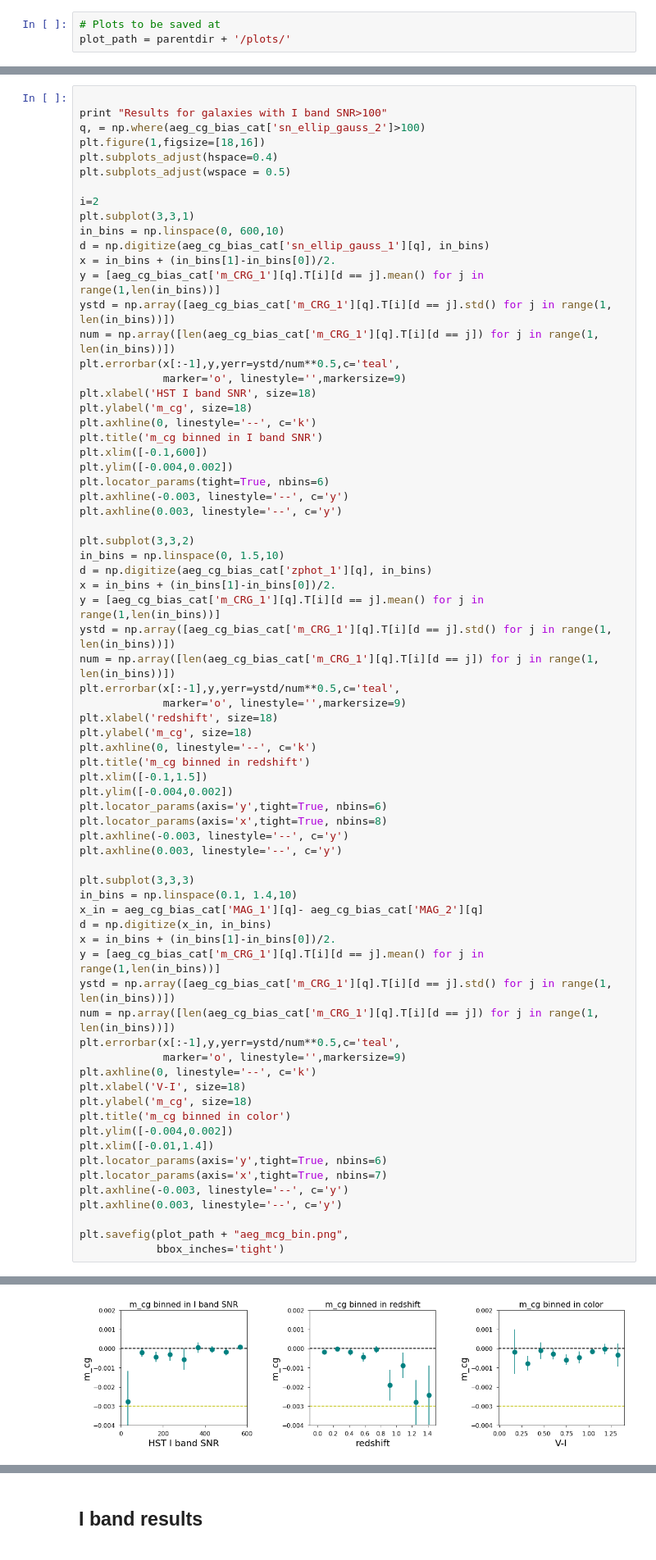
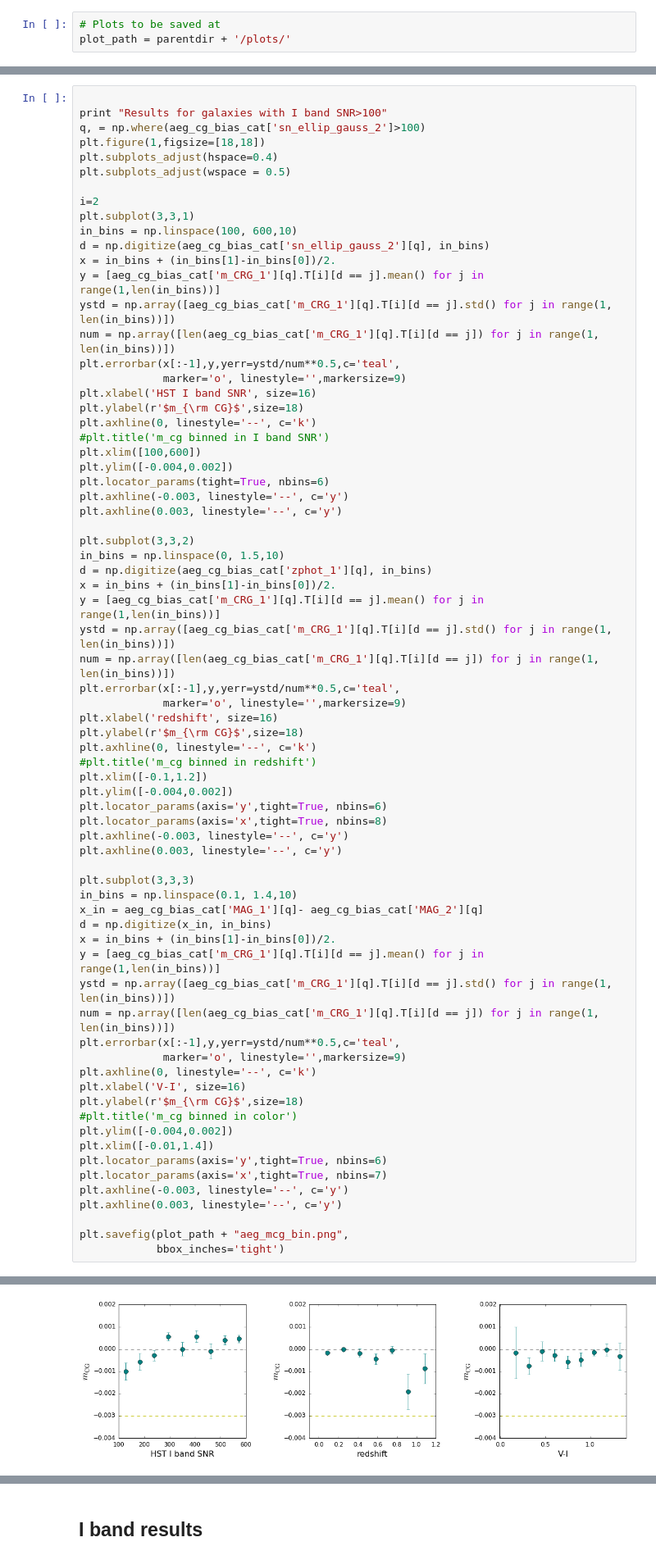
Before and after one commit to sowmyakth/measure_cg_bias, a Jupyter notebook: notebooks/AEGIS_cg_results.ipynb, the cells around one changed output, grey strips where cells are left out. Shown at 82% size. Cells and saved outputs as stored; diff of their text form.

```diff
--- a/notebooks/AEGIS_cg_results.ipynb
+++ b/notebooks/AEGIS_cg_results.ipynb
@@ -245,25 +220,25 @@ plt.title('Histogram of m_cg of all AEGIS galaxies',size=15)
 
 print "Results for galaxies with I band SNR>100"
 q, = np.where(aeg_cg_bias_cat['sn_ellip_gauss_2']>100)
-plt.figure(1,figsize=[18,16])
+plt.figure(1,figsize=[18,18])
 plt.subplots_adjust(hspace=0.4)
 plt.subplots_adjust(wspace = 0.5)
 
 i=2
 plt.subplot(3,3,1)
-in_bins = np.linspace(0, 600,10)
-d = np.digitize(aeg_cg_bias_cat['sn_ellip_gauss_1'][q], in_bins)
+in_bins = np.linspace(100, 600,10)
+d = np.digitize(aeg_cg_bias_cat['sn_ellip_gauss_2'][q], in_bins)
 x = in_bins + (in_bins[1]-in_bins[0])/2.
 y = [aeg_cg_bias_cat['m_CRG_1'][q].T[i][d == j].mean() for j in range(1,len(in_bins))]
 ystd = np.array([aeg_cg_bias_cat['m_CRG_1'][q].T[i][d == j].std() for j in range(1, len(in_bins))])
 num = np.array([len(aeg_cg_bias_cat['m_CRG_1'][q].T[i][d == j]) for j in range(1, len(in_bins))])
 plt.errorbar(x[:-1],y,yerr=ystd/num**0.5,c='teal',
              marker='o', linestyle='',markersize=9)
-plt.xlabel('HST I band SNR', size=18)
-plt.ylabel('m_cg', size=18)
+plt.xlabel('HST I band SNR', size=16)
+plt.ylabel(r'$m_{\rm CG}$',size=18)
 plt.axhline(0, linestyle='--', c='k')
-plt.title('m_cg binned in I band SNR')
-plt.xlim([-0.1,600])
+#plt.title('m_cg binned in I band SNR')
+plt.xlim([100,600])
 plt.ylim([-0.004,0.002])
 plt.locator_params(tight=True, nbins=6)
 plt.axhline(-0.003, linestyle='--', c='y')
@@ -278,40 +253,40 @@ ystd = np.array([aeg_cg_bias_cat['m_CRG_1'][q].T[i][d == j].std() for j in range
 num = np.array([len(aeg_cg_bias_cat['m_CRG_1'][q].T[i][d == j]) for j in range(1, len(in_bins))])
 plt.errorbar(x[:-1],y,yerr=ystd/num**0.5,c='teal',
              marker='o', linestyle='',markersize=9)
-plt.xlabel('redshift', size=18)
-plt.ylabel('m_cg', size=18)
+plt.xlabel('redshift', size=16)
+plt.ylabel(r'$m_{\rm CG}$',size=18)
 plt.axhline(0, linestyle='--', c='k')
-plt.title('m_cg binned in redshift')
-plt.xlim([-0.1,1.5])
+#plt.title('m_cg binned in redshift')
+plt.xlim([-0.1,1.2])
 plt.ylim([-0.004,0.002])
 plt.locator_params(axis='y',tight=True, nbins=6)
 plt.locator_params(axis='x',tight=True, nbins=8)
 plt.axhline(-0.003, linestyle='--', c='y')
 plt.axhline(0.003, linestyle='--', c='y')
 
 plt.subplot(3,3,3)
 in_bins = np.linspace(0.1, 1.4,10)
 x_in = aeg_cg_bias_cat['MAG_1'][q]- aeg_cg_bias_cat['MAG_2'][q]
 d = np.digitize(x_in, in_bins)
 x = in_bins + (in_bins[1]-in_bins[0])/2.
 y = [aeg_cg_bias_cat['m_CRG_1'][q].T[i][d == j].mean() for j in range(1,len(in_bins))]
 ystd = np.array([aeg_cg_bias_cat['m_CRG_1'][q].T[i][d == j].std() for j in range(1, len(in_bins))])
 num = np.array([len(aeg_cg_bias_cat['m_CRG_1'][q].T[i][d == j]) for j in range(1, len(in_bins))])
 plt.errorbar(x[:-1],y,yerr=ystd/num**0.5,c='teal',
              marker='o', linestyle='',markersize=9)
 plt.axhline(0, linestyle='--', c='k')
-plt.xlabel('V-I', size=18)
-plt.ylabel('m_cg', size=18)
-plt.title('m_cg binned in color')
+plt.xlabel('V-I', size=16)
+plt.ylabel(r'$m_{\rm CG}$',size=18)
+#plt.title('m_cg binned in color')
 plt.ylim([-0.004,0.002])
 plt.xlim([-0.01,1.4])
 plt.locator_params(axis='y',tight=True, nbins=6)
 plt.locator_params(axis='x',tight=True, nbins=7)
 plt.axhline(-0.003, linestyle='--', c='y')
 plt.axhline(0.003, linestyle='--', c='y')
 
 plt.savefig(plot_path + "aeg_mcg_bin.png",
             bbox_inches='tight')
 # %% [output]
 Results for galaxies with I band SNR>100
-[figure, old version]
+[figure, new version]
```
Also changed, not shown: parts of 13 cells of this notebook.
